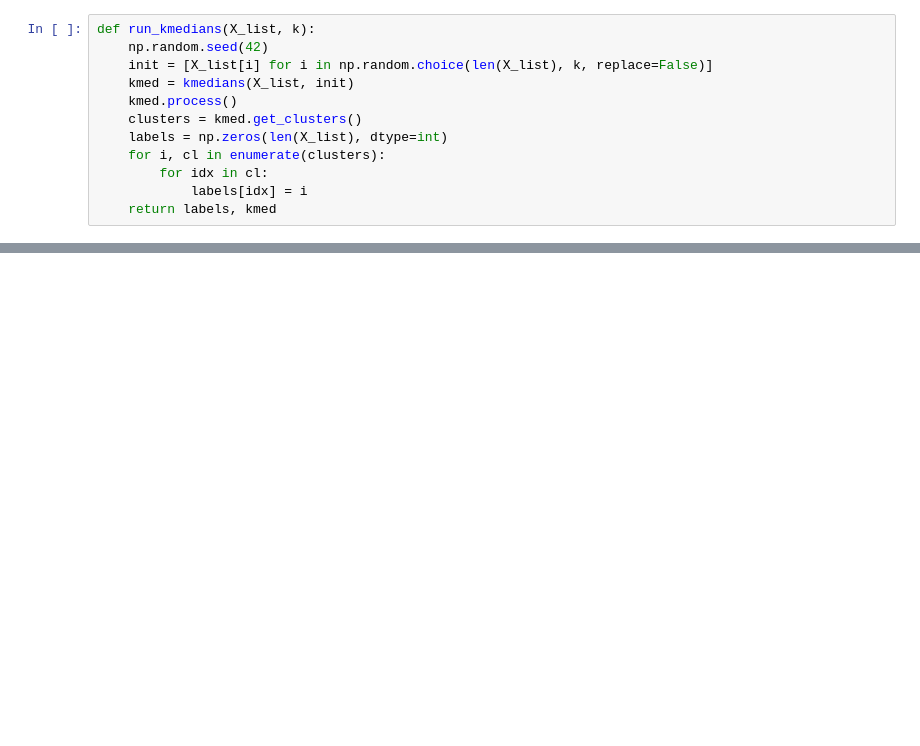
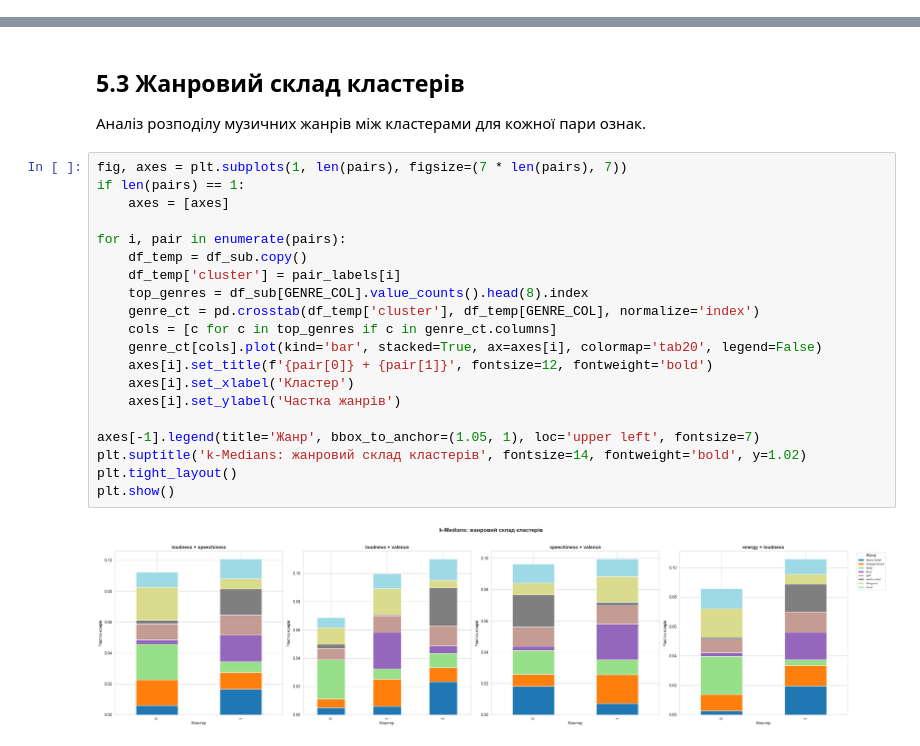
Before and after one commit to DenAst17/Lab2-Data-Mining-2026, a Jupyter notebook: 05_kmedians.ipynb, the cells around one changed output, grey strips where cells are left out. Cells and saved outputs as stored; diff of their text form; blank space fills up the shorter version.

```diff
--- a/05_kmedians.ipynb
+++ b/05_kmedians.ipynb
@@ -31,12 +4,0 @@ print(f"Вибірка: {df_s.shape}, Пари: {pairs}")
-# %%
-def run_kmedians(X_list, k):
-    np.random.seed(42)
-    init = [X_list[i] for i in np.random.choice(len(X_list), k, replace=False)]
-    kmed = kmedians(X_list, init)
-    kmed.process()
-    clusters = kmed.get_clusters()
-    labels = np.zeros(len(X_list), dtype=int)
-    for i, cl in enumerate(clusters):
-        for idx in cl:
-            labels[idx] = i
-    return labels, kmed
@@ -116,0 +99,26 @@ results_df
+# %% [markdown]
+## 5.3 Жанровий склад кластерiв
+
+Аналiз розподiлу музичних жанрiв мiж кластерами для кожної пари ознак.
+# %%
+fig, axes = plt.subplots(1, len(pairs), figsize=(7 * len(pairs), 7))
+if len(pairs) == 1:
+    axes = [axes]
+
+for i, pair in enumerate(pairs):
+    df_temp = df_sub.copy()
+    df_temp['cluster'] = pair_labels[i]
+    top_genres = df_sub[GENRE_COL].value_counts().head(8).index
+    genre_ct = pd.crosstab(df_temp['cluster'], df_temp[GENRE_COL], normalize='index')
+    cols = [c for c in top_genres if c in genre_ct.columns]
+    genre_ct[cols].plot(kind='bar', stacked=True, ax=axes[i], colormap='tab20', legend=False)
+    axes[i].set_title(f'{pair[0]} + {pair[1]}', fontsize=12, fontweight='bold')
+    axes[i].set_xlabel('Кластер')
+    axes[i].set_ylabel('Частка жанрiв')
+
+axes[-1].legend(title='Жанр', bbox_to_anchor=(1.05, 1), loc='upper left', fontsize=7)
+plt.suptitle('k-Medians: жанровий склад кластерiв', fontsize=14, fontweight='bold', y=1.02)
+plt.tight_layout()
+plt.show()
+# %% [output]
+[figure, added]
```
Also changed, not shown: parts of 11 cells of this notebook, 38 other files.
